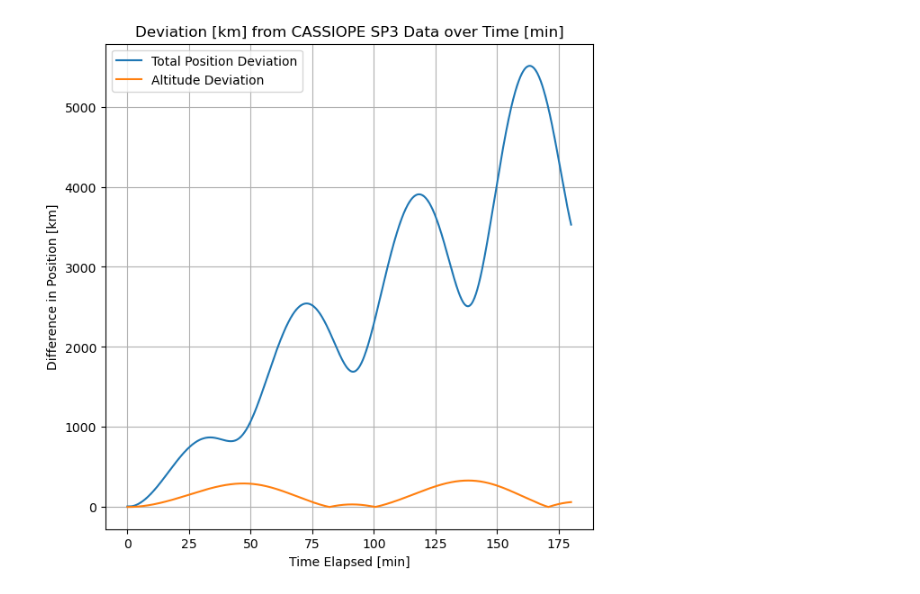
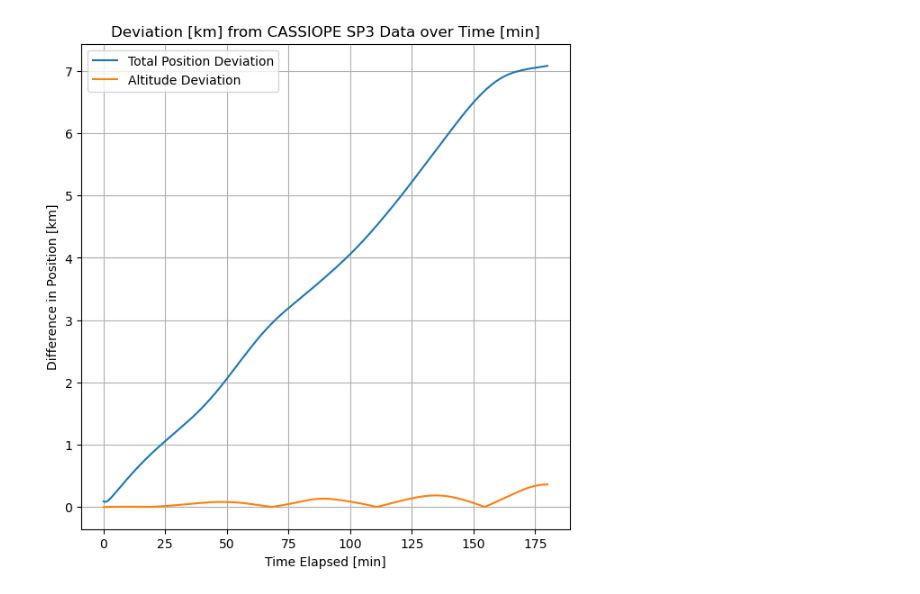
Before and after one commit to utat-ss/adcs-sim, a Jupyter notebook: pointwise_eval.ipynb, the cells around one changed output. Cells and saved outputs as stored; diff of their text form; code cells hidden in the pictures.

Commit message:
FIX: Implementing correct SP3 file data conversion

```diff
--- a/pointwise_eval.ipynb
+++ b/pointwise_eval.ipynb
@@ -1,23 +1,23 @@
 # %%
 import matplotlib.pyplot as plt
 import matplotlib.ticker as ticker
 import numpy as np
 import math
 
 import data_process
 
-times, normed_diffs, alts  = data_process.examine_sp3_data(True, True)
+times, normed_diffs, alts  = data_process.examine_sp3_data(True, False)
 
 plt.figure(figsize=(7, 7))
 
 plt.plot(times, normed_diffs / 1000.0, label="Total Position Deviation")
 plt.plot(times, alts / 1000.0, label="Altitude Deviation")
 
 plt.title("Deviation [km] from CASSIOPE SP3 Data over Time [min]")
 plt.xlabel("Time Elapsed [min]")
 plt.ylabel("Difference in Position [km]")
 plt.grid()
 plt.legend()
 plt.show()
 # %% [output]
-[figure, old version]
+[figure, new version]
```
Also changed, not shown: 1 other file.
